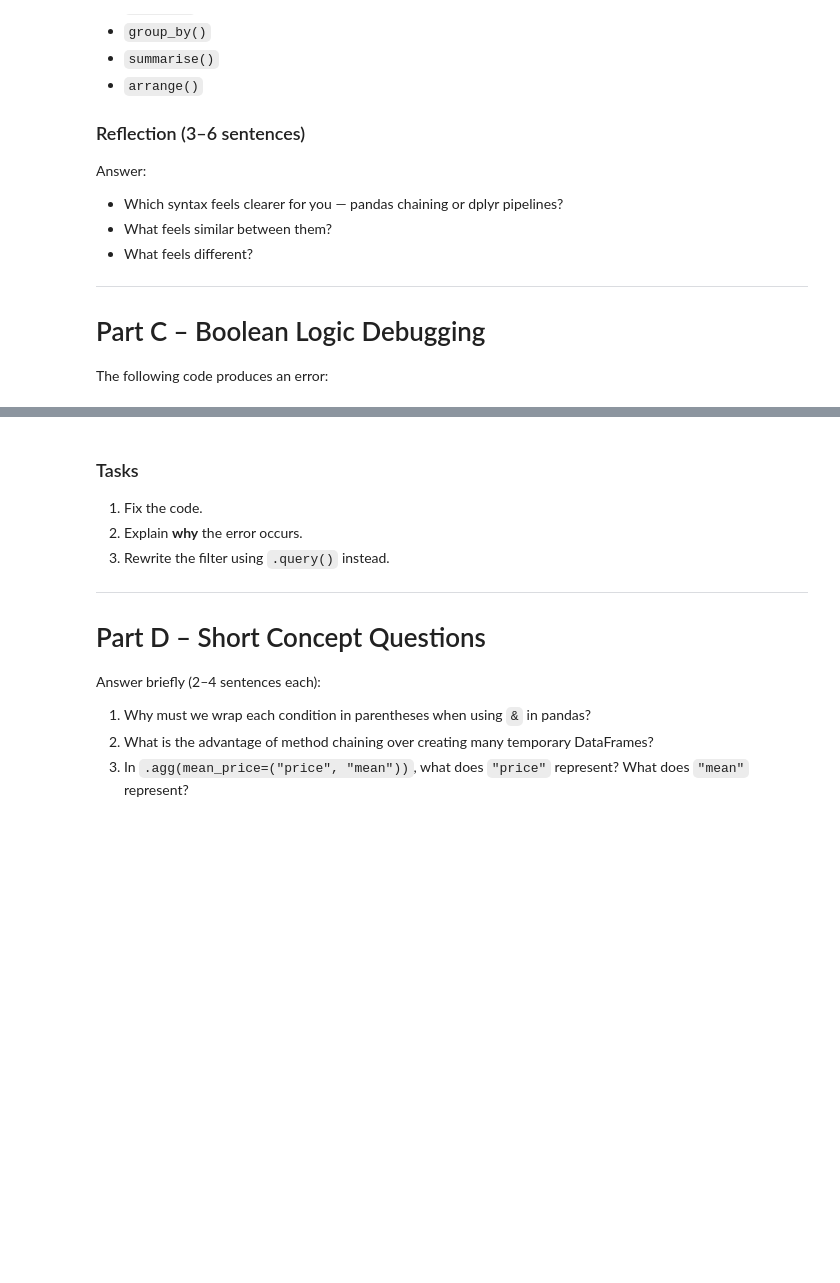
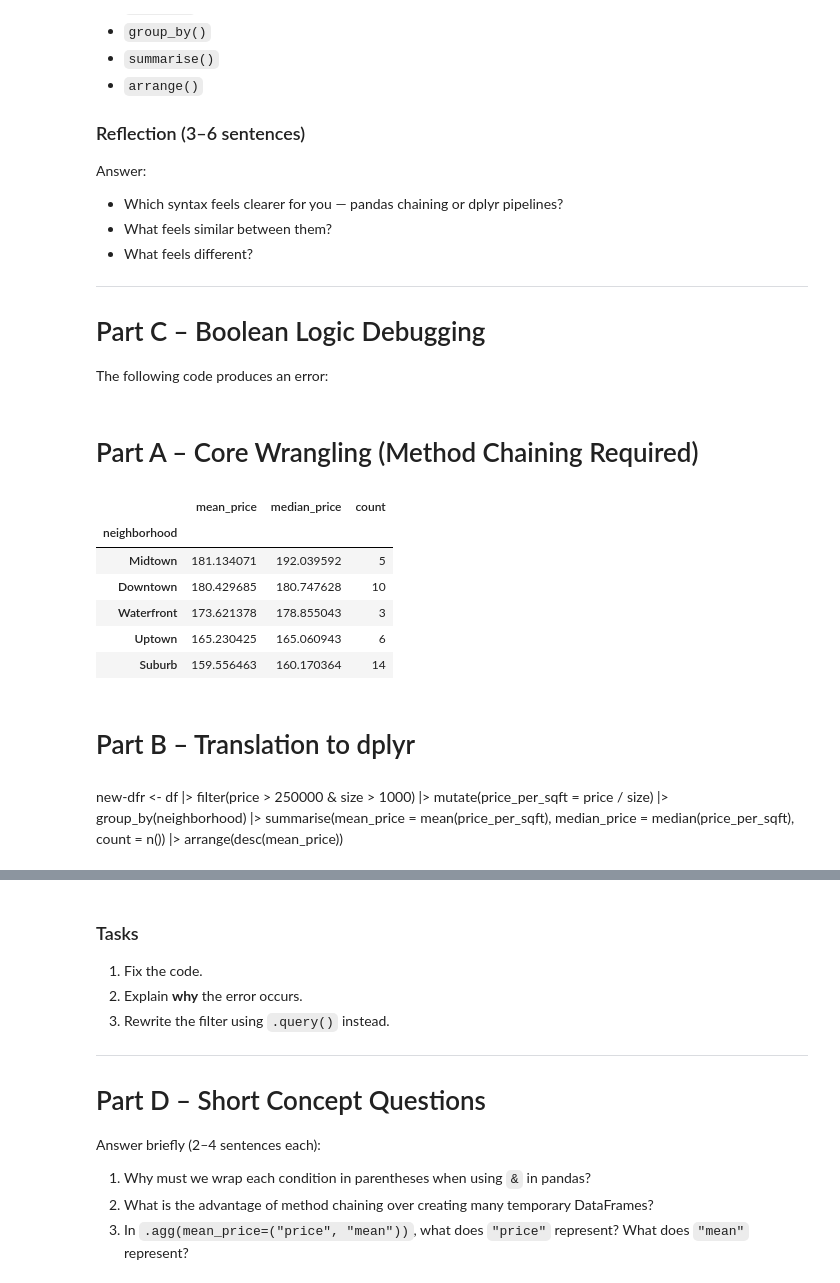
Before and after one commit to nikamade/Data201_MoniqueMadinkoEpseKamgui, a Jupyter notebook: assignment2.ipynb, the cells around one changed output, grey strips where cells are left out. Cells and saved outputs as stored; diff of their text form; code cells hidden in the pictures; blank space fills up the shorter version.

```diff
--- a/assignment2.ipynb
+++ b/assignment2.ipynb
@@ -86,3 +95,32 @@ Answer:
 # Part C – Boolean Logic Debugging
 
 The following code produces an error:
+# %% [markdown]
+# Part A – Core Wrangling (Method Chaining Required)
+# %%
+
+new_df = (df
+          .query("price > 250000 & size > 1000")
+          .assign(price_per_sqft = lambda x: x["price"] / x["size"])
+          .groupby("neighborhood")
+          .agg(mean_price=("price_per_sqft", "mean"), median_price=("price_per_sqft", "median"), count=("price_per_sqft", "count")))
+new_df.sort_values("mean_price", ascending=False)
+# %% [output]
+|  | mean_price | median_price | count |
+| neighborhood |  |  |  |
+| Midtown | 181.134071 | 192.039592 | 5 |
+| Downtown | 180.429685 | 180.747628 | 10 |
+| Waterfront | 173.621378 | 178.855043 | 3 |
+| Uptown | 165.230425 | 165.060943 | 6 |
+| Suburb | 159.556463 | 160.170364 | 14 |
+# %% [markdown]
+# Part B – Translation to dplyr
+# %% [markdown]
+new-dfr <- df |>
+  filter(price > 250000 & size > 1000) |>
+  mutate(price_per_sqft = price / size) |>
+  group_by(neighborhood) |>
+  summarise(mean_price = mean(price_per_sqft),
+            median_price = median(price_per_sqft),
+            count = n()) |>
+  arrange(desc(mean_price))
```
Also changed, not shown: parts of 10 cells of this notebook.
